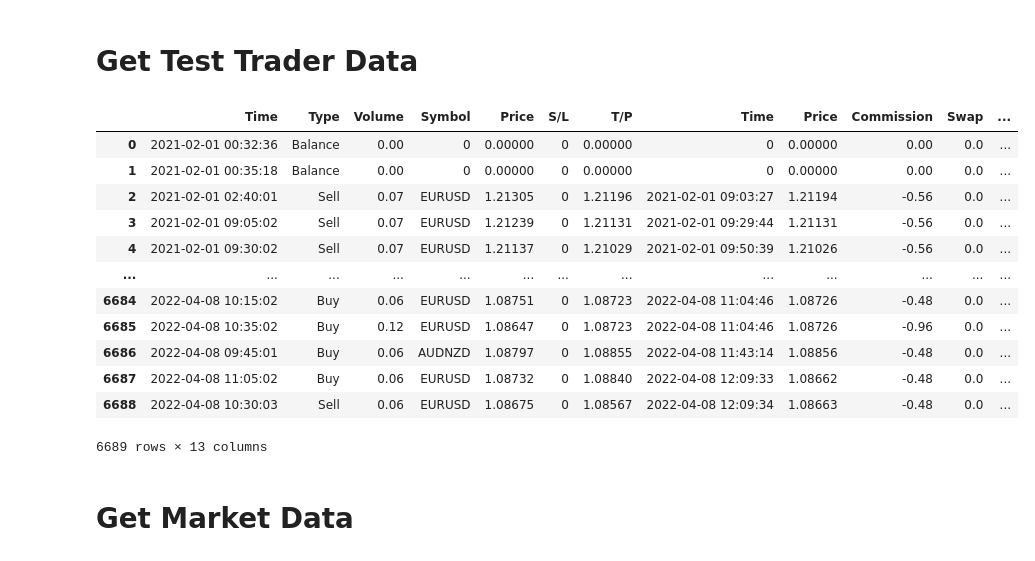
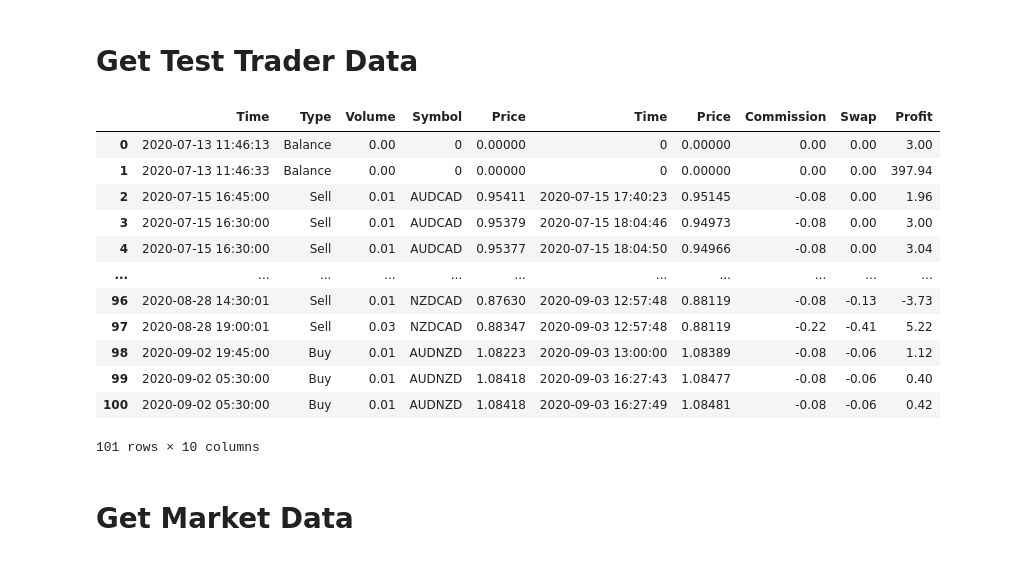
Before and after one commit to adaji/TraderEvaluation, a Jupyter notebook: TestNote.ipynb, the cells around one changed output. Cells and saved outputs as stored; diff of their text form; code cells hidden in the pictures.

```diff
--- a/TestNote.ipynb
+++ b/TestNote.ipynb
@@ -5,20 +9,20 @@ from Data_Operation import Preparation
 # %%
-data_set = Preparation(folder_path='Test_trader_data')
-data_set.Get
+test_data = DO.Preparation(folder_path='Test_trader_data').Get.loc[0:100,:]
+test_data
 # %% [output]
-|  | Time | Type | Volume | Symbol | Price | S/L | T/P | Time | Price | Commission | Swap | ... |
-| 0 | 2021-02-01 00:32:36 | Balance | 0.00 | 0 | 0.00000 | 0 | 0.00000 | 0 | 0.00000 | 0.00 | 0.0 | ... |
-| 1 | 2021-02-01 00:35:18 | Balance | 0.00 | 0 | 0.00000 | 0 | 0.00000 | 0 | 0.00000 | 0.00 | 0.0 | ... |
-| 2 | 2021-02-01 02:40:01 | Sell | 0.07 | EURUSD | 1.21305 | 0 | 1.21196 | 2021-02-01 09:03:27 | 1.21194 | -0.56 | 0.0 | ... |
-| 3 | 2021-02-01 09:05:02 | Sell | 0.07 | EURUSD | 1.21239 | 0 | 1.21131 | 2021-02-01 09:29:44 | 1.21131 | -0.56 | 0.0 | ... |
-| 4 | 2021-02-01 09:30:02 | Sell | 0.07 | EURUSD | 1.21137 | 0 | 1.21029 | 2021-02-01 09:50:39 | 1.21026 | -0.56 | 0.0 | ... |
-| ... | ... | ... | ... | ... | ... | ... | ... | ... | ... | ... | ... | ... |
-| 6684 | 2022-04-08 10:15:02 | Buy | 0.06 | EURUSD | 1.08751 | 0 | 1.08723 | 2022-04-08 11:04:46 | 1.08726 | -0.48 | 0.0 | ... |
-| 6685 | 2022-04-08 10:35:02 | Buy | 0.12 | EURUSD | 1.08647 | 0 | 1.08723 | 2022-04-08 11:04:46 | 1.08726 | -0.96 | 0.0 | ... |
-| 6686 | 2022-04-08 09:45:01 | Buy | 0.06 | AUDNZD | 1.08797 | 0 | 1.08855 | 2022-04-08 11:43:14 | 1.08856 | -0.48 | 0.0 | ... |
-| 6687 | 2022-04-08 11:05:02 | Buy | 0.06 | EURUSD | 1.08732 | 0 | 1.08840 | 2022-04-08 12:09:33 | 1.08662 | -0.48 | 0.0 | ... |
-| 6688 | 2022-04-08 10:30:03 | Sell | 0.06 | EURUSD | 1.08675 | 0 | 1.08567 | 2022-04-08 12:09:34 | 1.08663 | -0.48 | 0.0 | ... |
+|  | Time | Type | Volume | Symbol | Price | Time | Price | Commission | Swap | Profit |
+| 0 | 2020-07-13 11:46:13 | Balance | 0.00 | 0 | 0.00000 | 0 | 0.00000 | 0.00 | 0.00 | 3.00 |
+| 1 | 2020-07-13 11:46:33 | Balance | 0.00 | 0 | 0.00000 | 0 | 0.00000 | 0.00 | 0.00 | 397.94 |
+| 2 | 2020-07-15 16:45:00 | Sell | 0.01 | AUDCAD | 0.95411 | 2020-07-15 17:40:23 | 0.95145 | -0.08 | 0.00 | 1.96 |
+| 3 | 2020-07-15 16:30:00 | Sell | 0.01 | AUDCAD | 0.95379 | 2020-07-15 18:04:46 | 0.94973 | -0.08 | 0.00 | 3.00 |
+| 4 | 2020-07-15 16:30:00 | Sell | 0.01 | AUDCAD | 0.95377 | 2020-07-15 18:04:50 | 0.94966 | -0.08 | 0.00 | 3.04 |
+| ... | ... | ... | ... | ... | ... | ... | ... | ... | ... | ... |
+| 96 | 2020-08-28 14:30:01 | Sell | 0.01 | NZDCAD | 0.87630 | 2020-09-03 12:57:48 | 0.88119 | -0.08 | -0.13 | -3.73 |
+| 97 | 2020-08-28 19:00:01 | Sell | 0.03 | NZDCAD | 0.88347 | 2020-09-03 12:57:48 | 0.88119 | -0.22 | -0.41 | 5.22 |
+| 98 | 2020-09-02 19:45:00 | Buy | 0.01 | AUDNZD | 1.08223 | 2020-09-03 13:00:00 | 1.08389 | -0.08 | -0.06 | 1.12 |
+| 99 | 2020-09-02 05:30:00 | Buy | 0.01 | AUDNZD | 1.08418 | 2020-09-03 16:27:43 | 1.08477 | -0.08 | -0.06 | 0.40 |
+| 100 | 2020-09-02 05:30:00 | Buy | 0.01 | AUDNZD | 1.08418 | 2020-09-03 16:27:49 | 1.08481 | -0.08 | -0.06 | 0.42 |
-6689 rows × 13 columns
+101 rows × 10 columns
 # %% [markdown]
 # Get Market Data
 # %%
```
Also changed, not shown: parts of 25 cells of this notebook, 1 other file.
